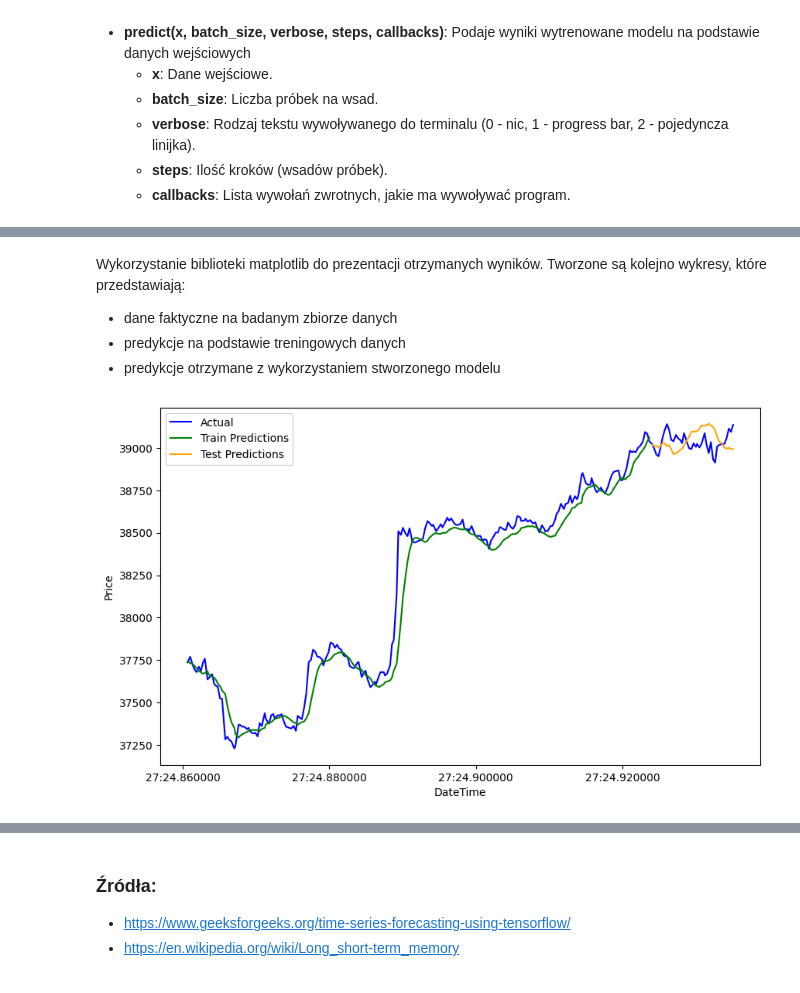
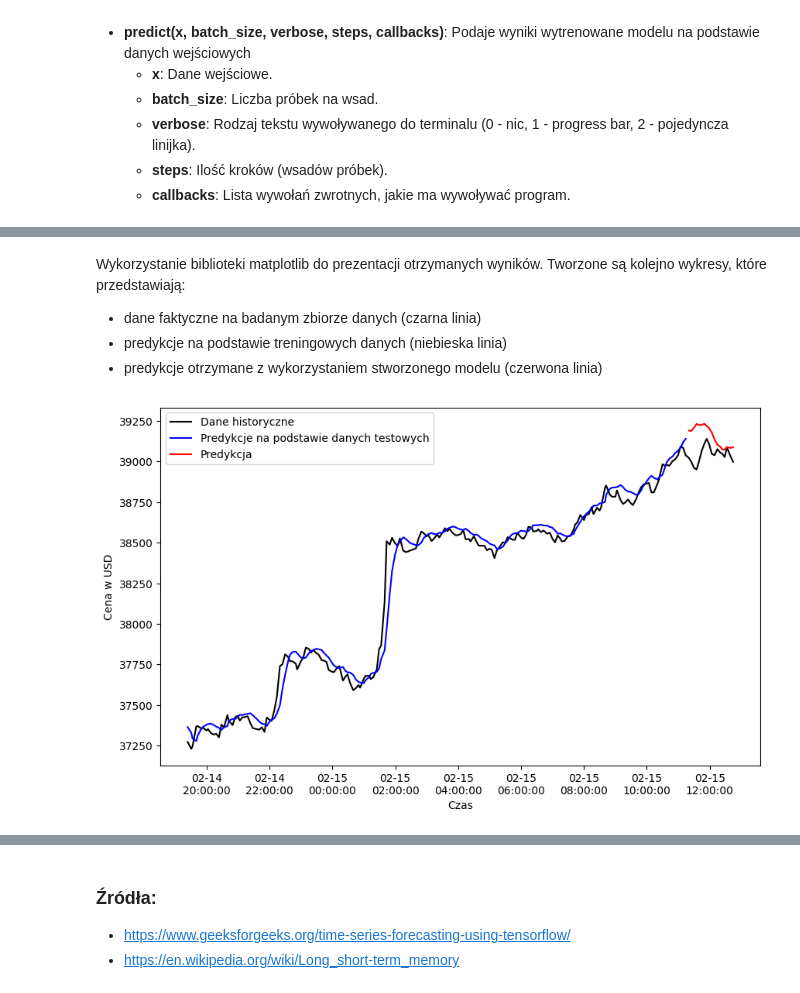
Before and after one commit to akrucan/Bitcoin-price-predictor, a Jupyter notebook: notebook.ipynb, the cells around one changed output, grey strips where cells are left out. Cells and saved outputs as stored; diff of their text form; code cells hidden in the pictures.

```diff
--- a/notebook.ipynb
+++ b/notebook.ipynb
@@ -3 +43,14 @@ LSTM (Long Short-Term Memory) to rodzaj sieci neuronowej rekurencyjnej (RNN), za
+# %%
+import json
+import tensorflow as tf
+import numpy as np
+import matplotlib.pyplot as plt
+import matplotlib.dates as mdates
+import pandas as pd
+from sklearn.preprocessing import MinMaxScaler
+
+seq_length = 40
+epochs = 200
+batch_size = 60
+data_size = 800
 # %% [markdown]
@@ -5,15 +58,7 @@ Na początku programu dokonuje się importu wykorzystywanych bibliotek oraz wczy
 # %%
-import json
-import tensorflow as tf
-import numpy as np
-import matplotlib.pyplot as plt
-import pandas as pd
-from sklearn.preprocessing import MinMaxScaler
-
 jsonData = json.load(open('dailyBTC.json', encoding="utf-8"))
 
 data = pd.DataFrame(jsonData['prices'][:data_size])
 data.rename(columns={0: 'DateTime', 1: 'Price'}, inplace=True)
-
-data.index = pd.to_datetime(data['DateTime'])
+data.index = pd.to_datetime(data['DateTime'], unit='ms')
 data = data.drop(columns=['DateTime'])
@@ -45,8 +65,3 @@ Rozmiar danych - ilość danych wykorzystanych podczas wykonywania programu. W t
-# %%
-seq_length = 20
-epochs = 100
-batch_size = 40
-data_size = 400
 # %% [markdown]
 Normalizacja jest jest ważnym krokiem w przetwarzaniu danych przed treningiem modelu, ponieważ przyspiesza i stabilizuje proces uczenia.
 - **MinMaxScaler()**: Skaluje dane do zakresu [0, 1] (domyślnie).
@@ -151,18 +162,19 @@ test_predictions = scaler.inverse_transform(test_predictions)
 # %% [markdown]
 Wykorzystanie biblioteki matplotlib do prezentacji otrzymanych wyników. Tworzone są kolejno wykresy, które przedstawiają:
-- dane faktyczne na badanym zbiorze danych
-- predykcje na podstawie treningowych danych
-- predykcje otrzymane z wykorzystaniem stworzonego modelu
+- dane faktyczne na badanym zbiorze danych (czarna linia)
+- predykcje na podstawie treningowych danych (niebieska linia)
+- predykcje otrzymane z wykorzystaniem stworzonego modelu (czerwona linia)
 # %%
-plt.figure(figsize=(10, 6))
-
+fig, ax = plt.subplots(figsize=(10, 6))
 plt.plot(data.index[seq_length:len(data)-seq_length], data['Price'][seq_length:len(data)-seq_length], label='Dane historyczne', color='black')
 plt.plot(data.index[seq_length:seq_length+len(train_predictions)], train_predictions, label='Predykcje na podstawie danych testowych', color='blue')
-plt.plot(data.index[range(seq_length+len(train_predictions), seq_length+len(train_predictions)+len(test_predictions))], test_predictions, label='Predykcje', color='red')
+plt.plot(data.index[range(seq_length+len(train_predictions), seq_length+len(train_predictions)+len(test_predictions))], test_predictions, label='Predykcja', color='red')
+
+ax.xaxis.set_major_formatter(mdates.DateFormatter('%m-%d\n%H:%M:%S'))
 
 plt.xlabel('Czas')
-plt.ylabel('Cena')
+plt.ylabel('Cena w USD')
 plt.legend()
 plt.show()
 # %% [output]
-[figure, old version]
+[figure, new version]
```
Also changed, not shown: parts of 13 cells of this notebook, 1 other file.
